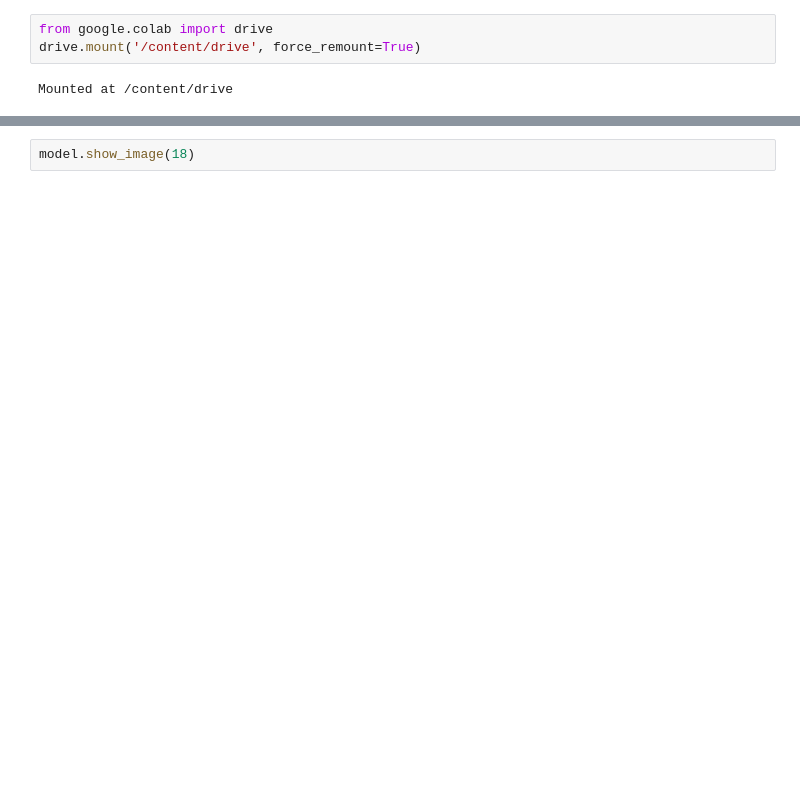
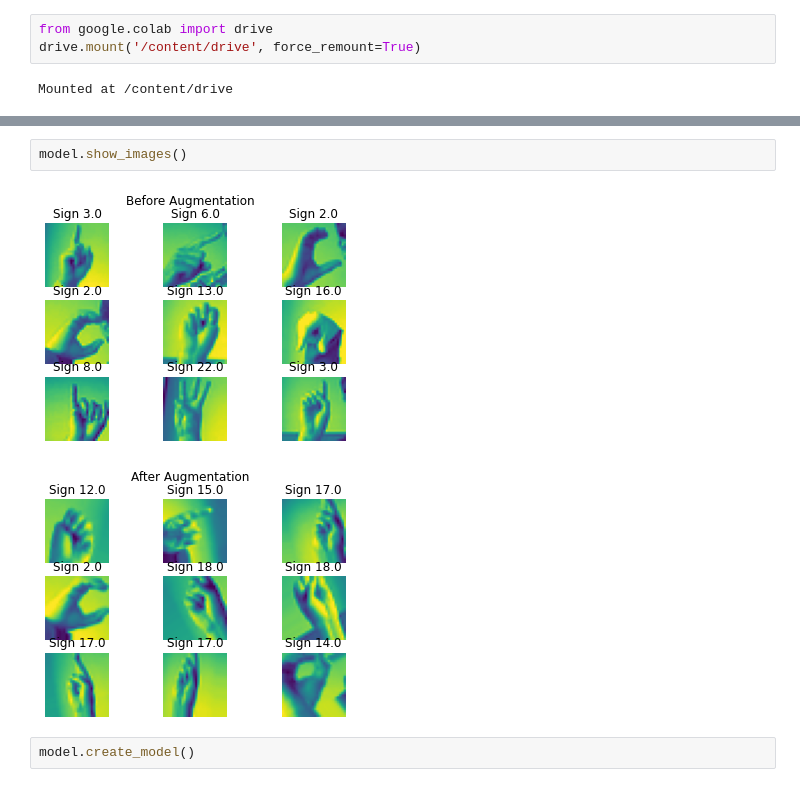
Before and after one commit to infoshareacademy/jdszr3-datavirus, a Jupyter notebook: DL/code/DL_project.ipynb, the cells around one changed output, grey strips where cells are left out. Drawn from its saved outputs; the diff is of its cells as text; blank space fills up the shorter version.

```diff
--- a/DL/code/DL_project.ipynb
+++ b/DL/code/DL_project.ipynb
@@ -124,5 +245,10 @@ Total Training images (27455, 28, 28)
 Total Training labels (27455,)
 Total Testing images (7172, 28, 28)
 Total Testing labels (7172,)
-# %%
-model.show_image(18)
+# %%
+model.show_images()
+# %% [output]
+[figure, added]
+[figure, added]
+# %%
+model.create_model()
```
Also changed, not shown: parts of 9 cells of this notebook, 1 other file.
